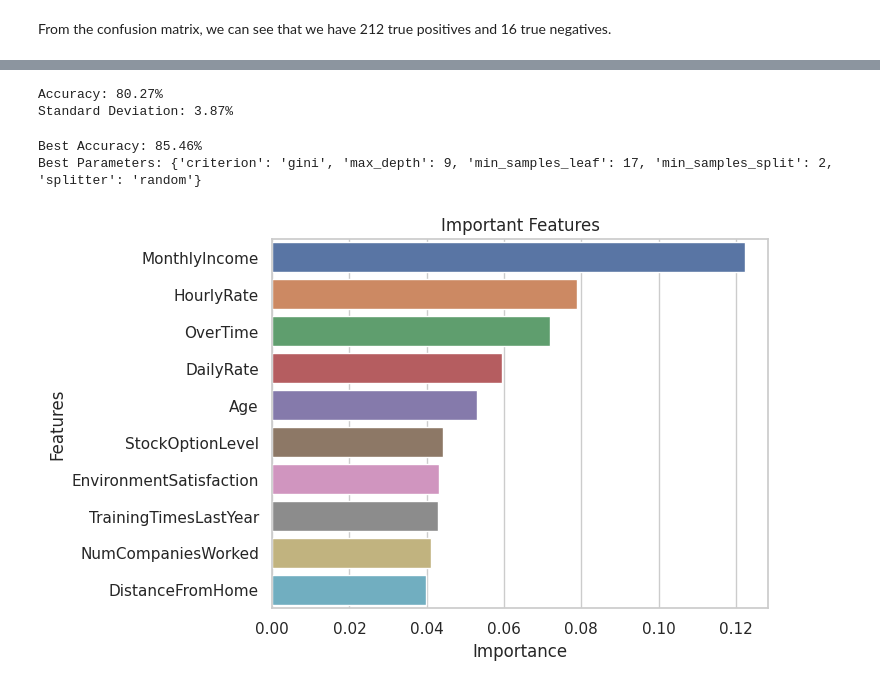
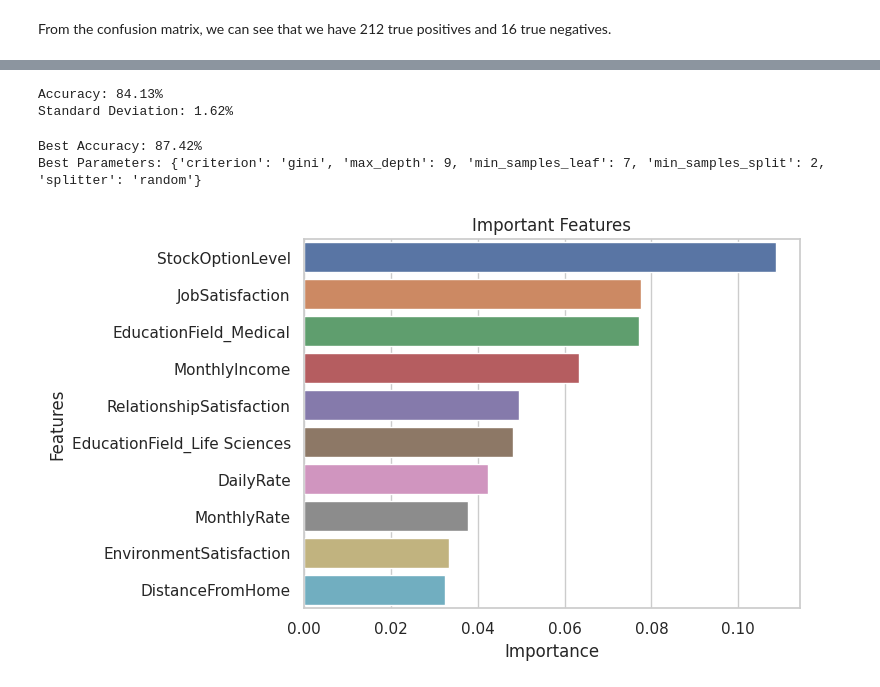
Before and after one commit to Denniskag/Python-Assignment, a Jupyter notebook: Employee_Attrition (1).ipynb, the cells around one changed output, grey strips where cells are left out. Saved outputs shown, nothing was run; the diff lists cells and outputs as text; code cells hidden in the pictures.

```diff
--- a/Employee_Attrition (1).ipynb
+++ b/Employee_Attrition (1).ipynb
@@ -541,0 +550,17 @@ From the confusion matrix, we can see that we have 212 true positives and 16 tru
+# %%
+print("Before OverSampling, counts of label '1': {}".format(sum(y_train == 1)))
+print("Before OverSampling, counts of label '0': {} \n".format(sum(y_train == 0)))
+
+# import SMOTE module from imblearn library
+from imblearn.over_sampling import SMOTE
+from collections import Counter
+from imblearn.under_sampling import NearMiss
+# Print the class distribution before resampling
+print("Class distribution before resampling:", Counter(y))
+
+# Apply SMOTE to oversample the minority class
+smote = SMOTE(sampling_strategy='auto', random_state=42)
+X_resampled, y_resampled = smote.fit_resample(X, y)
+
+# Print the class distribution after resampling
+print("Class distribution after resampling:", Counter(y_resampled))
@@ -541,0 +573,13 @@ From the confusion matrix, we can see that we have 212 true positives and 16 tru
+# %%
+#splitting the resampled data into training and testing sets
+from sklearn.model_selection import train_test_split
+X1_train, X1_test, y1_train, y1_test = train_test_split(X_resampled, y_resampled, test_size= 0.20, random_state=0)
+# %%
+from sklearn.preprocessing import StandardScaler
+scaler = StandardScaler()
+X1_train[numerical_list] = scaler.fit_transform(X1_train[numerical_list])
+X1_test[numerical_list] = scaler.transform(X1_test[numerical_list])
+# %%
+from sklearn.tree import DecisionTreeClassifier
+classifier2 = DecisionTreeClassifier(criterion = 'entropy', random_state = 0)
+classifier2.fit(X1_train, y1_train)
@@ -542,12 +617,12 @@ From the confusion matrix, we can see that we have 212 true positives and 16 tru
 # %%
 #Perfroming crossvalidatiom
 from sklearn.model_selection import cross_val_score
-accuracies = cross_val_score(estimator= classifier, X =X_train , y= y_train, cv= 10)
+accuracies = cross_val_score(estimator= classifier2, X =X1_train , y= y1_train, cv= 10)
 print('Accuracy: {:.2f}%' .format(accuracies.mean()*100))
 print('Standard Deviation: {:.2f}%' .format (accuracies.std()*100))
 # %% [output]
-Accuracy: 80.27%
-Standard Deviation: 3.87%
+Accuracy: 84.13%
+Standard Deviation: 1.62%
 # %%
 #Finding the best model and parameters using gridsearch
 from sklearn.model_selection import GridSearchCV
@@ -557,23 +632,23 @@ parameters =[{"criterion": ("gini", "entropy"),
           "min_samples_split": [2, 3, 4],
           "min_samples_leaf": np.arange(1, 20)}]
 
-grid_search = GridSearchCV(estimator= classifier, param_grid=parameters, scoring = 'accuracy', cv =10)
+grid_search = GridSearchCV(estimator= classifier2, param_grid=parameters, scoring = 'accuracy', cv =10)
 
-grid_search.fit(X_train, y_train)
+grid_search.fit(X1_train, y1_train)
 best_accuracy = grid_search.best_score_
 best_parameters = grid_search.best_params_
 
 print('Best Accuracy: {:.2f}%' .format(best_accuracy*100))
 print('Best Parameters:', best_parameters)
 # %% [output]
-Best Accuracy: 85.46%
-Best Parameters: {'criterion': 'gini', 'max_depth': 9, 'min_samples_leaf': 17, 'min_samples_split': 2, 'splitter': 'random'}
+Best Accuracy: 87.42%
+Best Parameters: {'criterion': 'gini', 'max_depth': 9, 'min_samples_leaf': 7, 'min_samples_split': 2, 'splitter': 'random'}
 # %%
-IP = pd.DataFrame({"Features": np.array(X.columns), "Importance": classifier.feature_importances_})
-IP = IP.sort_values(by=['Importance'], ascending=False)
+IF = pd.DataFrame({"Features": np.array(X.columns), "Importance": classifier2.feature_importances_})
+IF = IF.sort_values(by=['Importance'], ascending=False)
 #plt.figure(figsize=(15, 10))
-sns.barplot(x='Importance', y='Features', data=IP[:10])
+sns.barplot(x='Importance', y='Features', data=IF[:10])
 plt.title('Important Features')
 plt.show()
 # %% [output]
-[figure, old version]
+[figure, new version]
```
Also changed, not shown: parts of 20 cells of this notebook.
